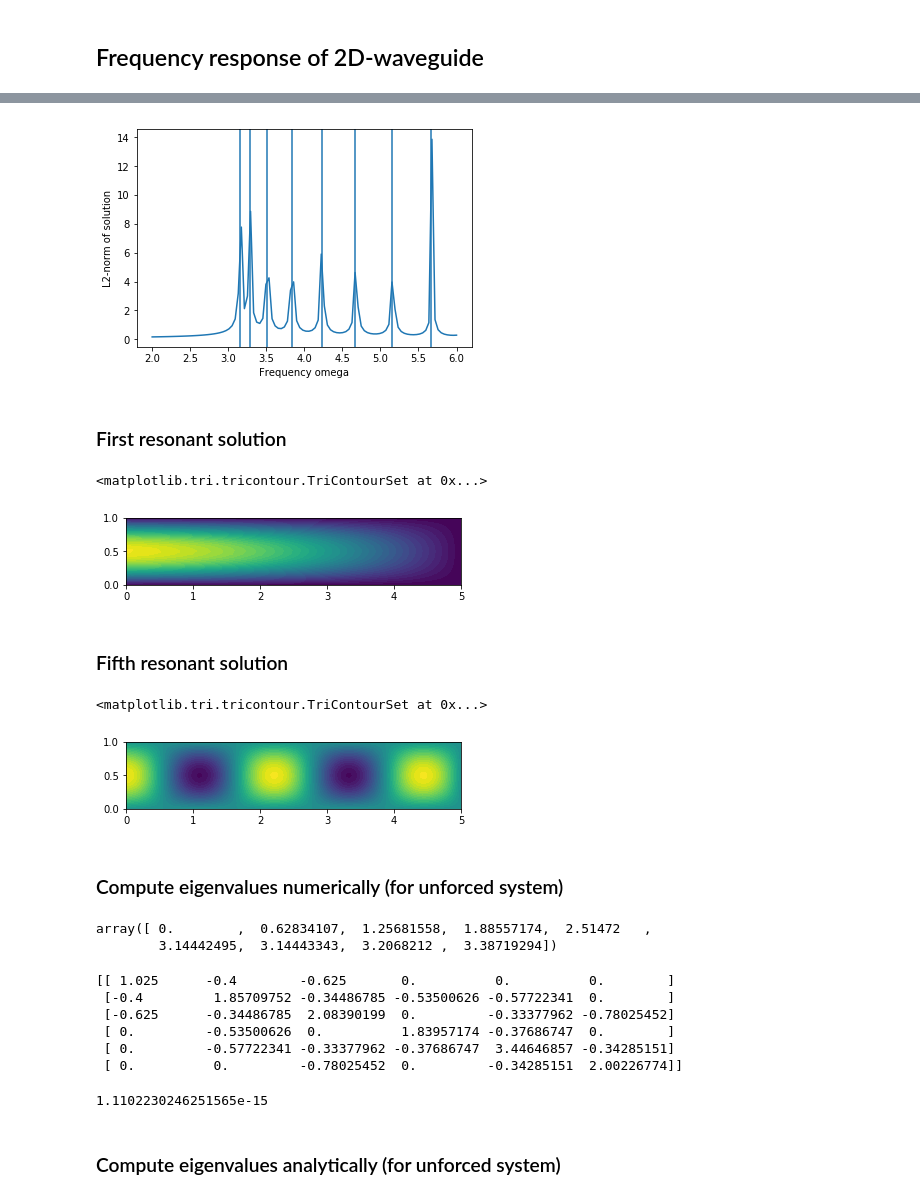
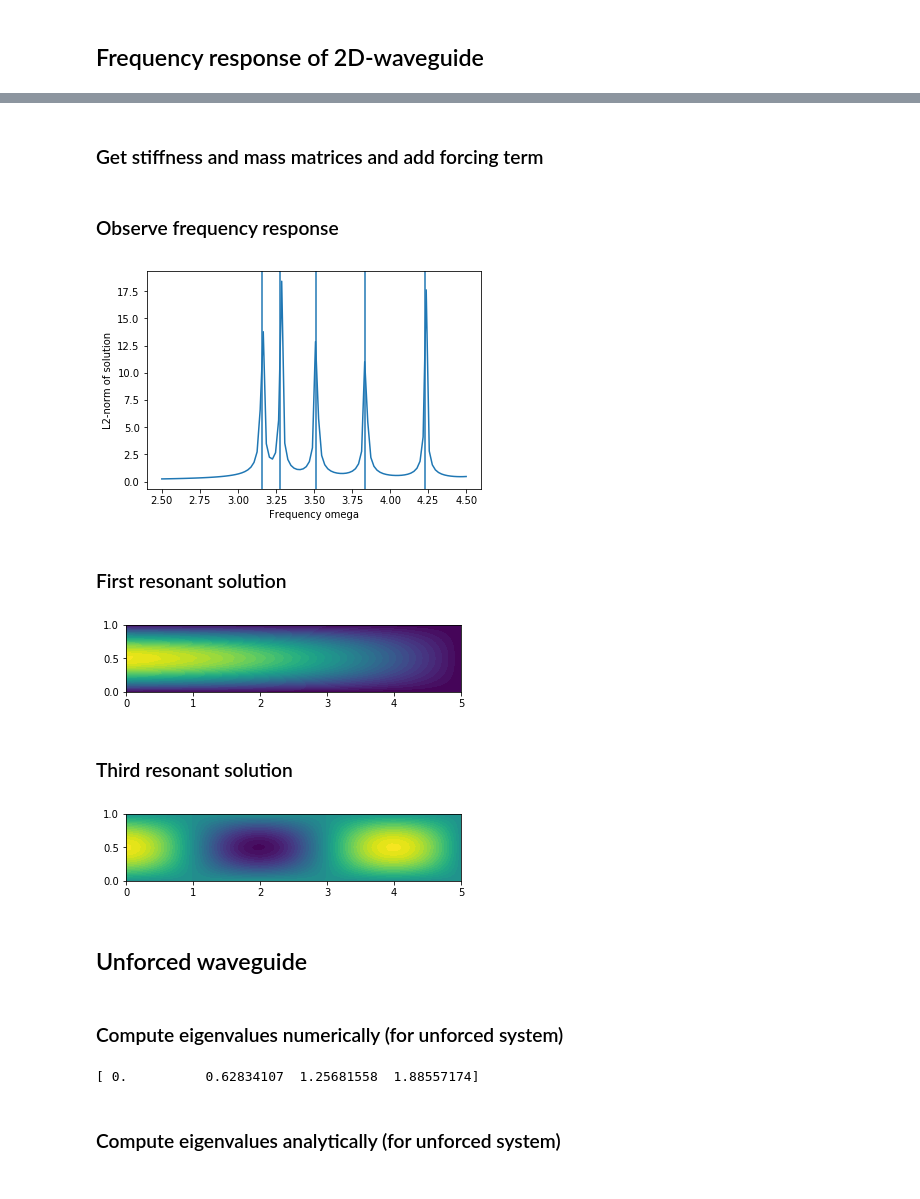
Before and after one commit to FMatti/Maxwell-MRI, a Jupyter notebook: scripts/wg2D_frequency_response.ipynb, the cells around one changed output, grey strips where cells are left out. Cells and saved outputs as stored; diff of their text form; code cells hidden in the pictures.

```diff
--- a/scripts/wg2D_frequency_response.ipynb
+++ b/scripts/wg2D_frequency_response.ipynb
@@ -22,54 +31,60 @@ def get_solution_L2_norms(omegas, K, M, L, bc, V):
 # %%
-height = 1.0
-width = 5.0
+Lx = 5.0
+Ly = 1.0
+domain = mshr.Rectangle(fen.Point(0.0, 0.0), fen.Point(Lx, Ly))
+mesh = mshr.generate_mesh(domain, 64)
+
 mu = fen.Expression('1.0', degree=2) # 4*np.pi*1e-7 # magnetic permeability inside waveguide
 eps = fen.Expression('1.0', degree=2) # 8.854187e-12 # electric permittivity inside waveguide
 g_z_inlet = fen.Expression('1.0', degree=2)
+
+# Define location of inlet
+class Inlet(fen.SubDomain):
+    def inside(self, x, on_boundary):
+        return on_boundary and fen.near(x[0], 0) and x[1]>0 and x[1]<Ly
+
+boundary, V, bc = wg2D.create(mesh, Inlet())
-# %%
-# Create waveguide mesh and set boundary
-class Inlet(fen.SubDomain):
-    def inside(self, x, on_boundary):
-        return on_boundary and fen.near(x[0], 0) and x[1]>0 and x[1]<height
-inlet = Inlet()
-
-domain = mshr.Rectangle(fen.Point(0.0, 0.0), fen.Point(width, height))
-
-mesh, boundary, V, bc = wg2D.create(domain, inlet)
+# %% [markdown]
+### Get stiffness and mass matrices and add forcing term
 # %%
-# Setup
-K, M, L = wg2D.setup(mesh, boundary, g_z_inlet, mu, eps, V)
+K, M, L = wg2D.setup(boundary, g_z_inlet, mu, eps, V)
+# %% [markdown]
+### Observe frequency response
 # %%
-# Observe frequency response
-omegas = np.linspace(2, 6, 100)
+omegas = np.linspace(2.5, 4.5, 100)
+
+# L2 norm of solution for many different frequencies
 L2_norms =  get_solution_L2_norms(omegas, K, M, L, bc, V)
 plt.plot(omegas, L2_norms)
 plt.xlabel('Frequency omega')
 plt.ylabel('L2-norm of solution')
 
 # Expected location of peaks
-ev = np.sort(np.frompyfunc(lambda n, k: np.pi*pow(n**2/(height)**2 + (k+0.5)**2/(width)**2 , 0.5), 2, 1).outer(1, np.arange(0, 8)).flatten())
-[plt.axvline(x) for x in ev]
+eigs = get_analytical_eigenvalues(1.0, 5.0, omegas[0], omegas[-1])
+[plt.axvline(x) for x in eigs]
 plt.show()
 # %% [output]
-[figure, old version]
+[figure, new version]
 # %% [markdown]
 ### First resonant solution
 # %%
-omega = np.pi*pow(1**2/(height)**2 + 0.5**2/(width)**2 , 0.5)
+omega = eigs[0]
 A_z = wg2D.solve(omega, K, M, L, bc, V)
 fen.plot(A_z)
+plt.show()
 # %% [output]
-<matplotlib.tri.tricontour.TriContourSet at 0x...>
 [figure]
 # %% [markdown]
-### Fifth resonant solution
+### Third resonant solution
 # %%
-omega = np.pi*pow(1**2/(height)**2 + 4.5**2/(width)**2 , 0.5)
+omega = eigs[2]
 A_z = wg2D.solve(omega, K, M, L, bc, V)
 fen.plot(A_z)
+plt.show()
 # %% [output]
-<matplotlib.tri.tricontour.TriContourSet at 0x...>
-[figure, old version]
+[figure, new version]
+# %% [markdown]
+## Unforced waveguide
 # %% [markdown]
 ### Compute eigenvalues numerically (for unforced system)
 # %%
@@ -81,28 +96,14 @@ M_sparse = scipy.sparse.coo_matrix(scipy.sparse.csr_matrix(M_mat.getValuesCSR()[
 # ev = scipy.sparse.linalg.eigsh(K_sparse, k=1, M=M_sparse, which='SM') <- This doesn't work
 #      It seems as if the smallest eigenvalue (which apparently turns out to be 0) can not be
 #      iterated with which='SM'. Using the shift-invert mode seems to fix this problem.
-ev = scipy.sparse.linalg.eigsh(K_sparse, k=9, M=M_sparse, sigma=0.05)[0]
+ev = scipy.sparse.linalg.eigsh(K_sparse, k=4, M=M_sparse, sigma=0.01)[0]
 
 # Setting eigenvalues close to machine epsilon to 0.0 since they are
 # usually not exactly iterated, and sometimes even negative
 ev[ev < 1e-14] = 0.0
-np.sqrt(ev)
+print(np.sqrt(ev))
 # %% [output]
-array([ 0.        ,  0.62834107,  1.25681558,  1.88557174,  2.51472   ,
-        3.14442495,  3.14443343,  3.2068212 ,  3.38719294])
+[ 0.          0.62834107  1.25681558  1.88557174]
-# %%
-print(K_sparse.todense()[:6, :6])
-# %% [output]
-[[ 1.025      -0.4        -0.625       0.          0.          0.        ]
- [-0.4         1.85709752 -0.34486785 -0.53500626 -0.57722341  0.        ]
- [-0.625      -0.34486785  2.08390199  0.         -0.33377962 -0.78025452]
- [ 0.         -0.53500626  0.          1.83957174 -0.37686747  0.        ]
- [ 0.         -0.57722341 -0.33377962 -0.37686747  3.44646857 -0.34285151]
- [ 0.          0.         -0.78025452  0.         -0.34285151  2.00226774]]
-# %%
-np.max(np.sum(K_sparse, axis=1))
-# %% [output]
-1.1102230246251565e-15
 # %% [markdown]
 ### Compute eigenvalues analytically (for unforced system)
 # %%
```
Also changed, not shown: parts of 5 cells of this notebook, 2 other files.
